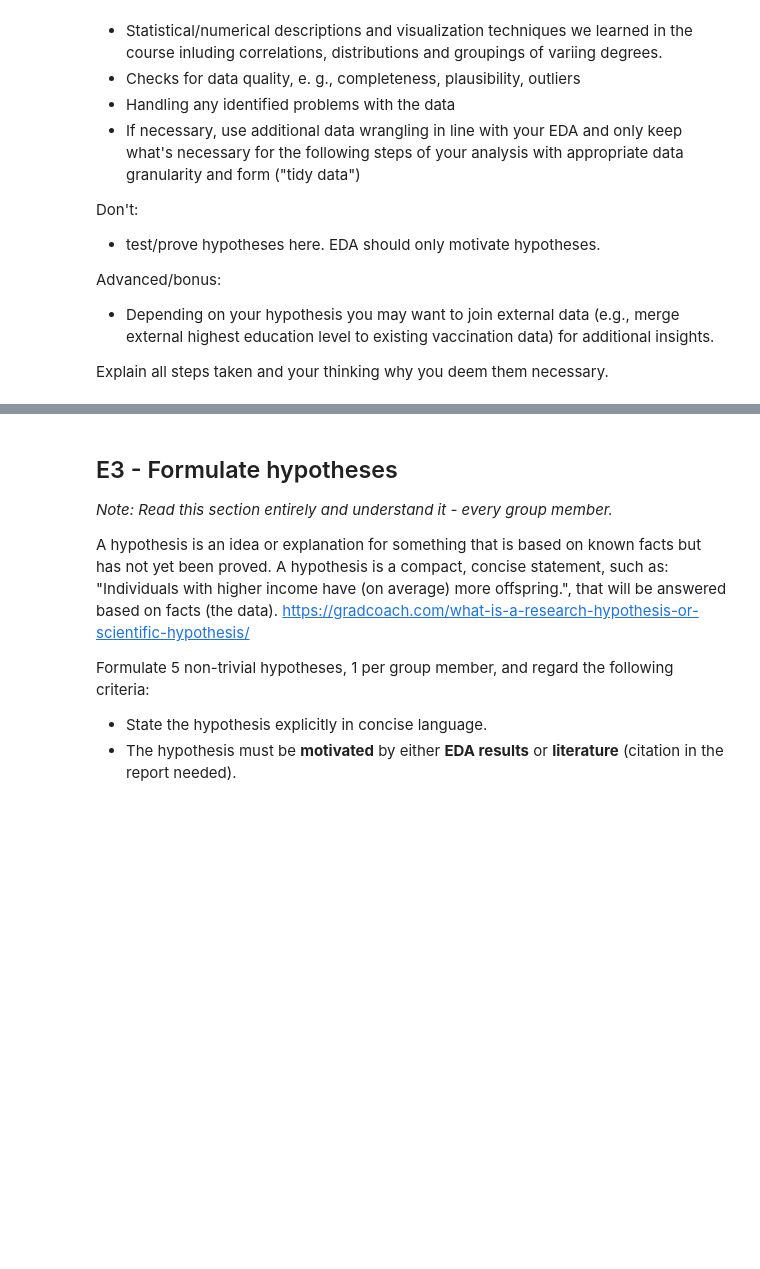
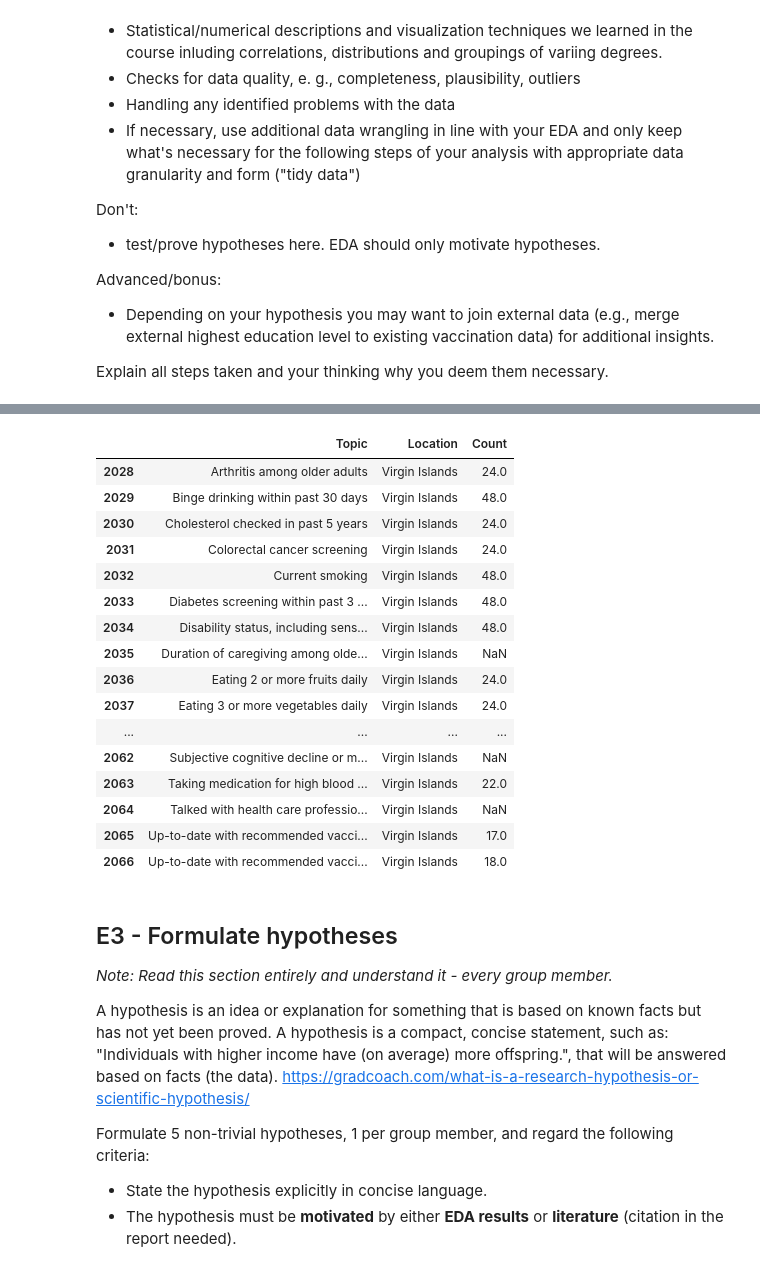
Before and after one commit to toporek3112/de_python_project, a Jupyter notebook: prj01.ipynb, the cells around one changed output, grey strips where cells are left out. Saved outputs shown, nothing was run; the diff lists cells and outputs as text; code cells hidden in the pictures; blank space fills up the shorter version.

```diff
--- a/prj01.ipynb
+++ b/prj01.ipynb
@@ -275,0 +320,23 @@ Explain all steps taken and your thinking why you deem them necessary.
+# %%
+# Interactice bar chart for analizing topics by LocationDesc:
+
+topics_by_location = data_cleaned_percent.groupby(['Topic', 'LocationDesc']).size().unstack()
+topics_by_location_long = topics_by_location.reset_index().melt(id_vars='Topic', var_name='Location', value_name='Count')
+
+# Create the bar chart
+fig = px.bar(topics_by_location_long, x='Topic', y='Count', color='Location',
+             title='Topics Divided by Location',
+             labels={'Count':'Count', 'Topic':'Topic'},
+             barmode='group')
+
+# Update layout
+fig.update_layout(xaxis_title='Topic',
+                  yaxis_title='Count',
+                  legend_title='Gender',
+                  xaxis_tickangle=-45,
+                  width=1300,
+                  height=800
+                  )
+
+# Show the interactive plot
+fig.show()
@@ -276,3 +345,30 @@ Explain all steps taken and your thinking why you deem them necessary.
+# %%
+# Analizing which locations have the lowest and highest count by topic
+topic_count_min = topics_by_location_long['Count'].min()
+topic_count_max = topics_by_location_long['Count'].max()
+
+topics_by_location_long[topics_by_location_long['Count'] == topic_count_min]
+topics_by_location_long[topics_by_location_long['Location'] == 'Virgin Islands']
+
+# topics_by_location_long[topics_by_location_long['Count'] == topic_count_max]
+# %% [output]
+|  | Topic | Location | Count |
+| 2028 | Arthritis among older adults | Virgin Islands | 24.0 |
+| 2029 | Binge drinking within past 30 days | Virgin Islands | 48.0 |
+| 2030 | Cholesterol checked in past 5 years | Virgin Islands | 24.0 |
+| 2031 | Colorectal cancer screening | Virgin Islands | 24.0 |
+| 2032 | Current smoking | Virgin Islands | 48.0 |
+| 2033 | Diabetes screening within past 3 ... | Virgin Islands | 48.0 |
+| 2034 | Disability status, including sens... | Virgin Islands | 48.0 |
+| 2035 | Duration of caregiving among olde... | Virgin Islands | NaN |
+| 2036 | Eating 2 or more fruits daily | Virgin Islands | 24.0 |
+| 2037 | Eating 3 or more vegetables daily | Virgin Islands | 24.0 |
+| ... | ... | ... | ... |
+| 2062 | Subjective cognitive decline or m... | Virgin Islands | NaN |
+| 2063 | Taking medication for high blood ... | Virgin Islands | 22.0 |
+| 2064 | Talked with health care professio... | Virgin Islands | NaN |
+| 2065 | Up-to-date with recommended vacci... | Virgin Islands | 17.0 |
+| 2066 | Up-to-date with recommended vacci... | Virgin Islands | 18.0 |
 # %% [markdown]
 ## E3 - Formulate hypotheses
 
```
Also changed, not shown: parts of 4 cells of this notebook.
